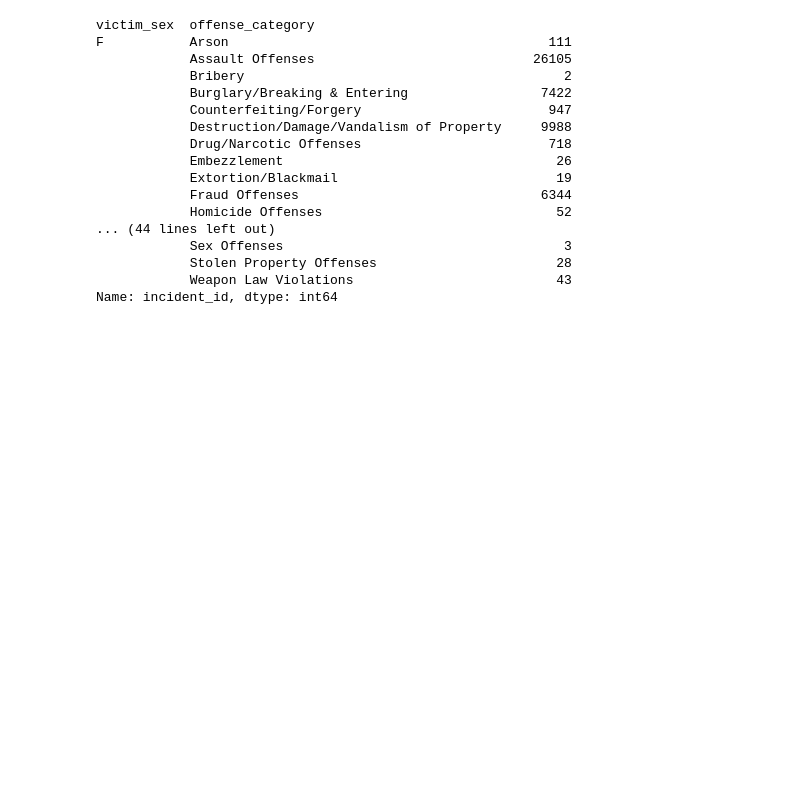
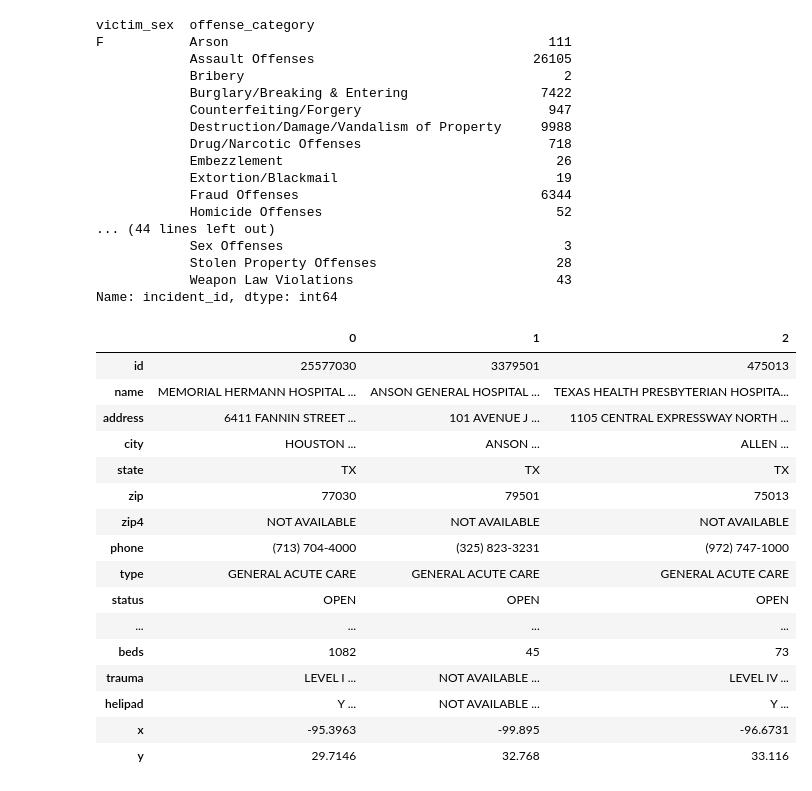
Before and after one commit to KendalHolcombe/KH_Capstone, a Jupyter notebook: Day_Five_EDA_Feature_Engineering.ipynb, the cells around one changed output. Drawn from its saved outputs; the diff is of its cells as text; code cells hidden in the pictures; blank space fills up the shorter version.

```diff
--- a/Day_Five_EDA_Feature_Engineering.ipynb
+++ b/Day_Five_EDA_Feature_Engineering.ipynb
@@ -112,3 +112,24 @@ F           Arson                                         111
             Stolen Property Offenses                       28
             Weapon Law Violations                          43
 Name: incident_id, dtype: int64
+# %%
+hospitals = pd.read_csv('export.csv')
+hospitals.head(3).T
+# %% [output]
+|  | 0 | 1 | 2 |
+| id | 25577030 | 3379501 | 475013 |
+| name | MEMORIAL HERMANN HOSPITAL ... | ANSON GENERAL HOSPITAL ... | TEXAS HEALTH PRESBYTERIAN HOSPITA... |
+| address | 6411 FANNIN STREET ... | 101 AVENUE J ... | 1105 CENTRAL EXPRESSWAY NORTH ... |
+| city | HOUSTON ... | ANSON ... | ALLEN ... |
+| state | TX | TX | TX |
+| zip | 77030 | 79501 | 75013 |
+| zip4 | NOT AVAILABLE | NOT AVAILABLE | NOT AVAILABLE |
+| phone | (713) 704-4000 | (325) 823-3231 | (972) 747-1000 |
+| type | GENERAL ACUTE CARE | GENERAL ACUTE CARE | GENERAL ACUTE CARE |
+| status | OPEN | OPEN | OPEN |
+| ... | ... | ... | ... |
+| beds | 1082 | 45 | 73 |
+| trauma | LEVEL I ... | NOT AVAILABLE ... | LEVEL IV ... |
+| helipad | Y ... | NOT AVAILABLE ... | Y ... |
+| x | -95.3963 | -99.895 | -96.6731 |
+| y | 29.7146 | 32.768 | 33.116 |
```
Also changed, not shown: parts of 16 cells of this notebook, 2 other files.
